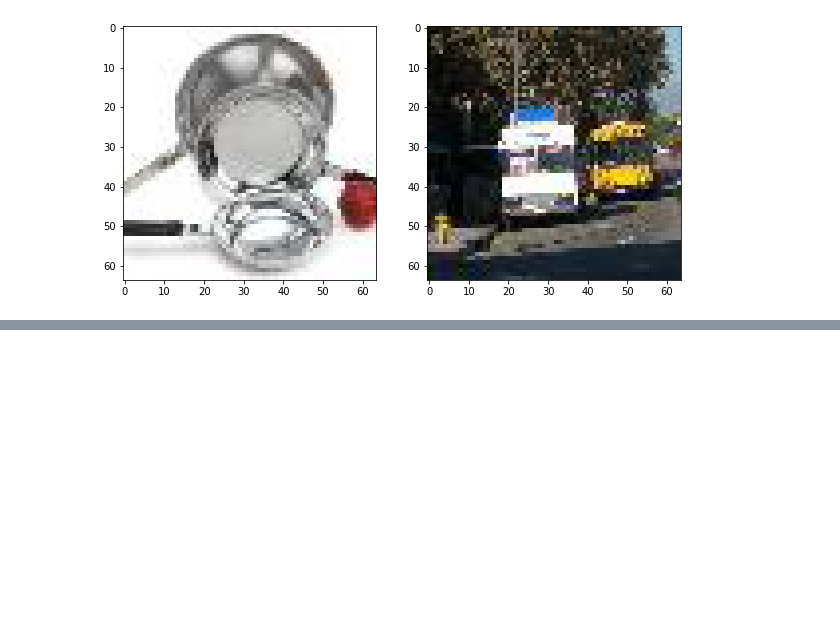
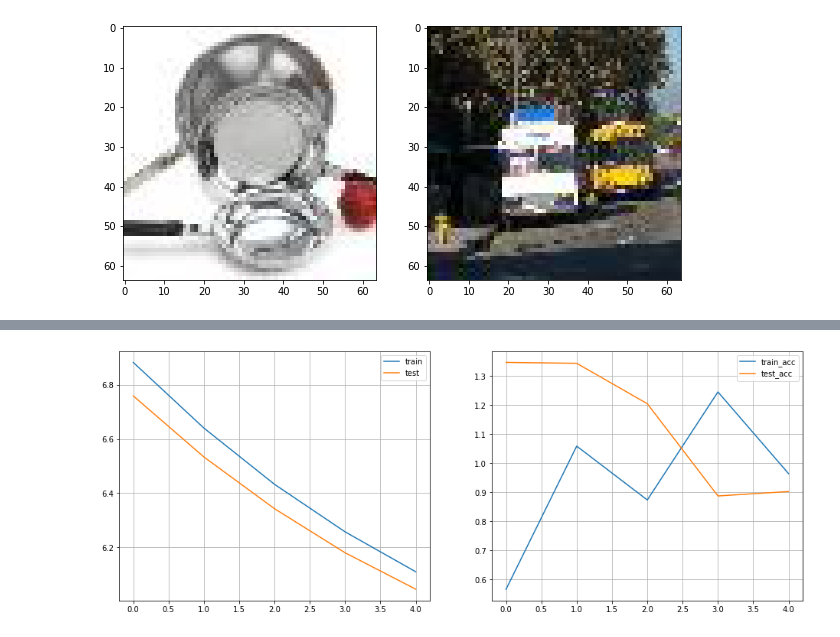
Before and after one commit to yaxenia/DL_hw, a Jupyter notebook: hw3-2.ipynb, the cells around one changed output, grey strips where cells are left out. Cells and saved outputs as stored; diff of their text form; code cells hidden in the pictures; blank space fills up the shorter version.

```diff
--- a/hw3-2.ipynb
+++ b/hw3-2.ipynb
@@ -97,3 +108,5 @@ Validation_loader = torch.utils.data.DataLoader(dataset=data_validation, batch_s
 # %%
 import torchvision.models as models
-resnet18 = models.resnet18()
+resnet18 = models.resnet34()
+#resnet18 = models.squeezenet1_0()
+resnet18.cuda()
@@ -137,67 +150,87 @@ ResNet(
+# %%
+def calc_iou(prediction, ground_truth):
+    n_images = len(prediction)
+    intersection, union = 0, 0
+    for i in range(n_images):
+        intersection += np.logical_and(prediction[i] > 0, ground_truth[i] > 0).astype(np.float32).sum()
+        union += np.logical_or(prediction[i] > 0, ground_truth[i] > 0).astype(np.float32).sum()
+    return float(intersection) / union
+# %%
+def accur(y,y_pred):
+    acc = (y.cpu().argmax(-1) == y_pred.cpu().argmax(-1)).float().detach().numpy()
+    return float(100 * acc.sum() / len(acc))
+
+    accuracy = (torch.argmax(y_pred.detach().cpu(),1)== y.cpu()).sum()/len(y)
 # %%
+num_epochs = 6
+
 for i in range(num_epochs):
+
     if i>0:
-         print("Epoch %d/%d\t Loss mean: %f\t IoU mean: %f"% \
-               (i, num_epochs, epoch_loss, epoch_iou))
-         print("Epoch %d/%d\t Val Loss mean: %f\t Val IoU mean: %f"% \
-               (i, num_epochs, val_loss, val_iou))
+         print("Epoch %d/%d\t Loss mean: %f\t Accuracy mean: %f"% \
+               (i, num_epochs, epoch_loss, epoch_acc))
+         print("Epoch %d/%d\t Val Loss mean: %f\t Val Accuracy mean: %f"% \
+               (i, num_epochs, test_loss, test_acc))
 
          plt.figure(figsize=(16, 6))
          plt.subplot(121)
          plt.plot(hist['train_loss'], label='train')
-         plt.plot(hist['val_loss'], label='val')
+         plt.plot(hist['test_loss'], label='test')
          plt.legend()
          plt.grid()
 
          plt.subplot(122)
-         plt.plot(hist['train_iou'], label='train_iou')
-         plt.plot(hist['val_iou'], label='val_iou')
+         plt.plot(hist['train_acc'], label='train_acc')
+         plt.plot(hist['test_acc'], label='test_acc')
          plt.legend()
          plt.grid()
          plt.show()
 
     epoch_losses = []
-    epoch_ious = []
-    val_losses = []
-    val_ious = []
+    epoch_accs = []
+    test_losses = []
+    test_accs = []
 
-    resnet18.train()
-    for k, (img, mask) in enumerate(Validation_loader):
+    for j, (x, y) in enumerate(Train_Loader):
+        resnet18.train()
         optimizer.zero_grad()
-        y_pred = resnet18(img.cuda())
-        loss = criterion(y_pred, mask.cuda())
-
+        x = x.cuda()
+        y = y.cuda()
+        y_pred = resnet18(x)
+        loss = criterion(y_pred, y)
+        accuracy = accur(y,y_pred)
         loss.backward()
         optimizer.step()
         epoch_losses.append(loss.item())
         iou = calc_iou(y_pred.cpu().detach().numpy()>0.1,
-                                  mask.numpy())
-        epoch_ious.append(iou)
+                                  y.cpu().numpy())
+        epoch_accs.append(accuracy)
 
 
-        if k%5 == 0:
-            print("Epoch: %d \tLoss: %f"%(i+1, loss.item()))
+        if j%2500 == 0: #очень много данных просто
+            print("Epoch: %d \tLoss: %f \t Accuracy : %f "%(i+1, loss.item(), accuracy))
 
     epoch_loss = np.mean(np.array(epoch_losses))
-    epoch_iou = np.mean(np.array(epoch_ious))
-    hist['train_iou'].append(epoch_iou)
+    epoch_acc = np.mean(np.array(epoch_accs))
+    hist['train_acc'].append(epoch_acc)
     hist['train_loss'].append(epoch_loss)
     with torch.no_grad():
-        model.eval()
+        resnet18.eval()
         for k, (img, mask) in enumerate(Test_Loader):
             y_pred = resnet18(img.cuda())
             loss = criterion(y_pred, mask.cuda())
+            accuracy = accur(mask.cuda(),y_pred)
             iou = calc_iou(y_pred.cpu().detach().numpy()>0.15,
                                   mask.numpy())
-            val_losses.append(loss.item())
-            val_ious.append(iou)
+            test_losses.append(loss.item())
+            test_accs.append(accuracy)
 
 
 
-    val_loss = np.mean(np.array(val_losses))
-    val_iou = np.mean(np.array(val_ious))
-    hist['val_loss'].append(val_loss)
-    hist['val_iou'].append(val_iou)
+    test_loss = np.mean(np.array(test_losses))
+    test_acc = np.mean(np.array(test_accs))
+    hist['test_loss'].append(test_loss)
+    hist['test_acc'].append(test_acc)
     if i < (num_epochs - 1):
         clear_output()
 # %% [output]
@@ -204,0 +239 @@ RuntimeError: ignored
+[figure, added]
```
Also changed, not shown: parts of 17 cells of this notebook.
